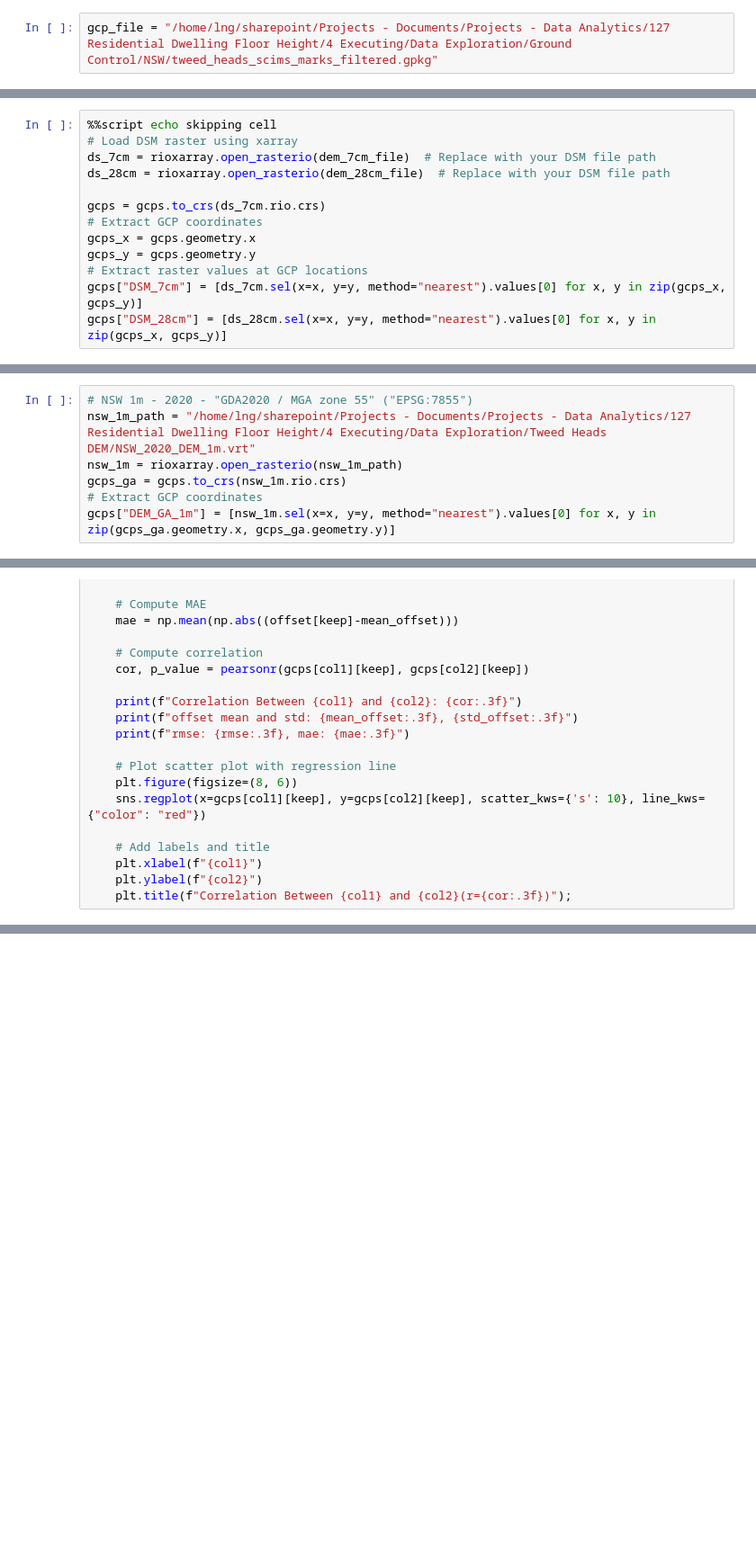
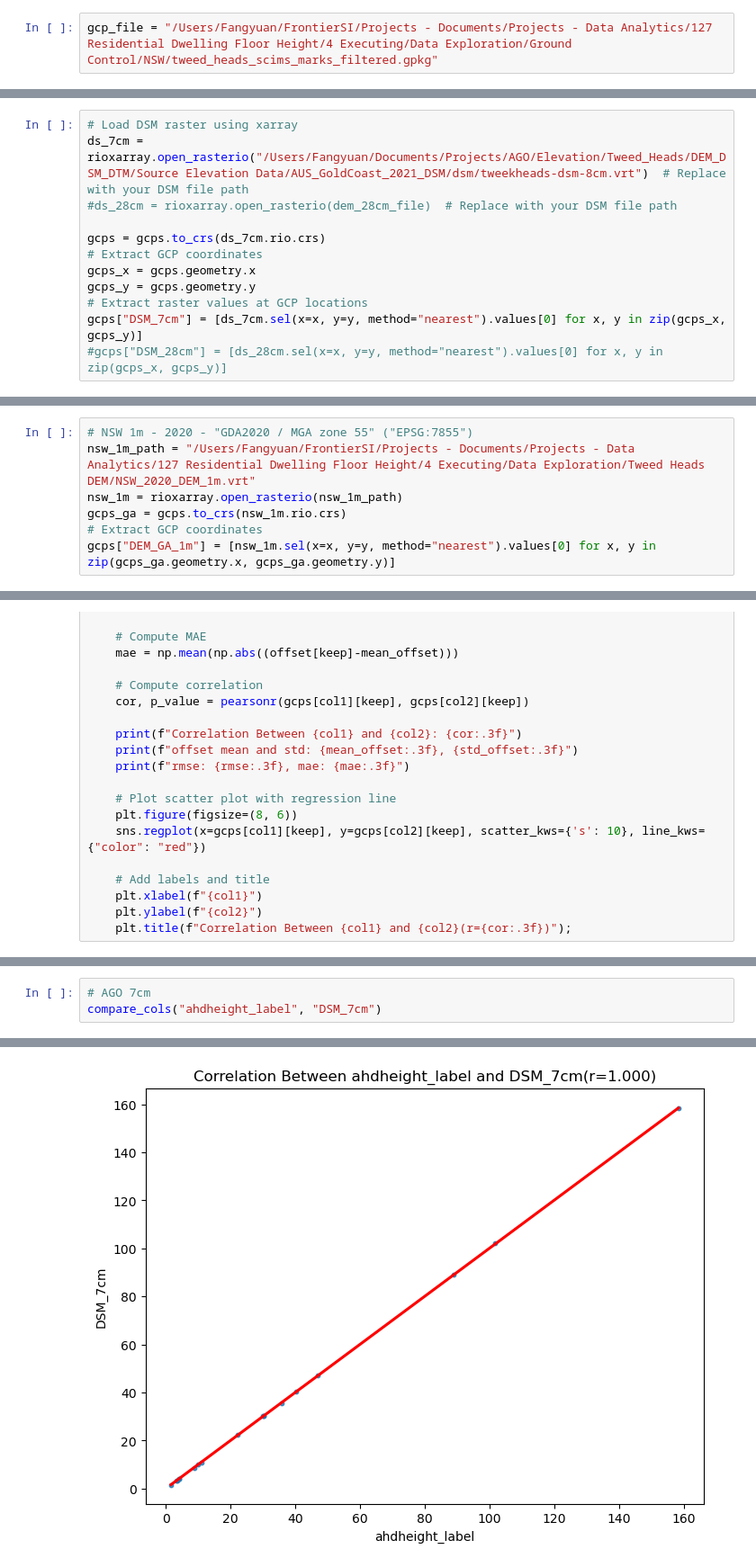
Before and after one commit to GeoscienceAustralia/GA_Floor_Height, a Jupyter notebook: dem/tweed_heads_1_dem_at_gcp.ipynb, the cells around one changed output, grey strips where cells are left out. Shown: that part at 90% size. Saved outputs shown, nothing was run; the diff lists cells and outputs as text; blank space fills up the shorter version.

Commit message:
Added AGO 7cm DSM validation using ground control

```diff
--- a/dem/tweed_heads_1_dem_at_gcp.ipynb
+++ b/dem/tweed_heads_1_dem_at_gcp.ipynb
@@ -9,17 +9,16 @@ import seaborn as sns
 from matplotlib import pyplot as plt
 from scipy.stats import pearsonr
 # %%
-gcp_file = "/home/lng/sharepoint/Projects - Documents/Projects - Data Analytics/127 Residential Dwelling Floor Height/4 Executing/Data Exploration/Ground Control/NSW/tweed_heads_scims_marks_filtered.gpkg"
+gcp_file = "/Users/Fangyuan/FrontierSI/Projects - Documents/Projects - Data Analytics/127 Residential Dwelling Floor Height/4 Executing/Data Exploration/Ground Control/NSW/tweed_heads_scims_marks_filtered.gpkg"
 # %%
 gcps = gpd.read_file(gcp_file)
 len(gcps)
 # %% [output]
 25
 # %%
-%%script echo skipping cell
 # Load DSM raster using xarray
-ds_7cm = rioxarray.open_rasterio(dem_7cm_file)  # Replace with your DSM file path
-ds_28cm = rioxarray.open_rasterio(dem_28cm_file)  # Replace with your DSM file path
+ds_7cm = rioxarray.open_rasterio("/Users/Fangyuan/Documents/Projects/AGO/Elevation/Tweed_Heads/DEM_DSM_DTM/Source Elevation Data/AUS_GoldCoast_2021_DSM/dsm/tweekheads-dsm-8cm.vrt")  # Replace with your DSM file path
+#ds_28cm = rioxarray.open_rasterio(dem_28cm_file)  # Replace with your DSM file path
 
 gcps = gcps.to_crs(ds_7cm.rio.crs)
 # Extract GCP coordinates
@@ -27,4 +26,4 @@ gcps_x = gcps.geometry.x
 gcps_y = gcps.geometry.y
 # Extract raster values at GCP locations
 gcps["DSM_7cm"] = [ds_7cm.sel(x=x, y=y, method="nearest").values[0] for x, y in zip(gcps_x, gcps_y)]
-gcps["DSM_28cm"] = [ds_28cm.sel(x=x, y=y, method="nearest").values[0] for x, y in zip(gcps_x, gcps_y)]
+#gcps["DSM_28cm"] = [ds_28cm.sel(x=x, y=y, method="nearest").values[0] for x, y in zip(gcps_x, gcps_y)]
@@ -42,7 +39,7 @@ gcps["DEM_1m"] = [dem_1m.sel(x=x, y=y, method="nearest").values[0] for x, y in z
 skipping cell
 # %%
 # NSW 1m - 2020 - "GDA2020 / MGA zone 55" ("EPSG:7855")
-nsw_1m_path = "/home/lng/sharepoint/Projects - Documents/Projects - Data Analytics/127 Residential Dwelling Floor Height/4 Executing/Data Exploration/Tweed Heads DEM/NSW_2020_DEM_1m.vrt"
+nsw_1m_path = "/Users/Fangyuan/FrontierSI/Projects - Documents/Projects - Data Analytics/127 Residential Dwelling Floor Height/4 Executing/Data Exploration/Tweed Heads DEM/NSW_2020_DEM_1m.vrt"
 nsw_1m = rioxarray.open_rasterio(nsw_1m_path)
 gcps_ga = gcps.to_crs(nsw_1m.rio.crs)
 # Extract GCP coordinates
@@ -105,3 +102,7 @@ Correlation Between ahdheight_label and DEM_GA_1m: 1.000
 offset mean and std: -0.049, 0.115
 rmse: 0.115, mae: 0.097
 [figure]
+# %%
+# AGO 7cm
+compare_cols("ahdheight_label", "DSM_7cm")
+# %% [output]
@@ -107,0 +113 @@ rmse: 0.115, mae: 0.097
+[figure, added]
```
Also changed, not shown: parts of 3 cells of this notebook, 1 other file.
